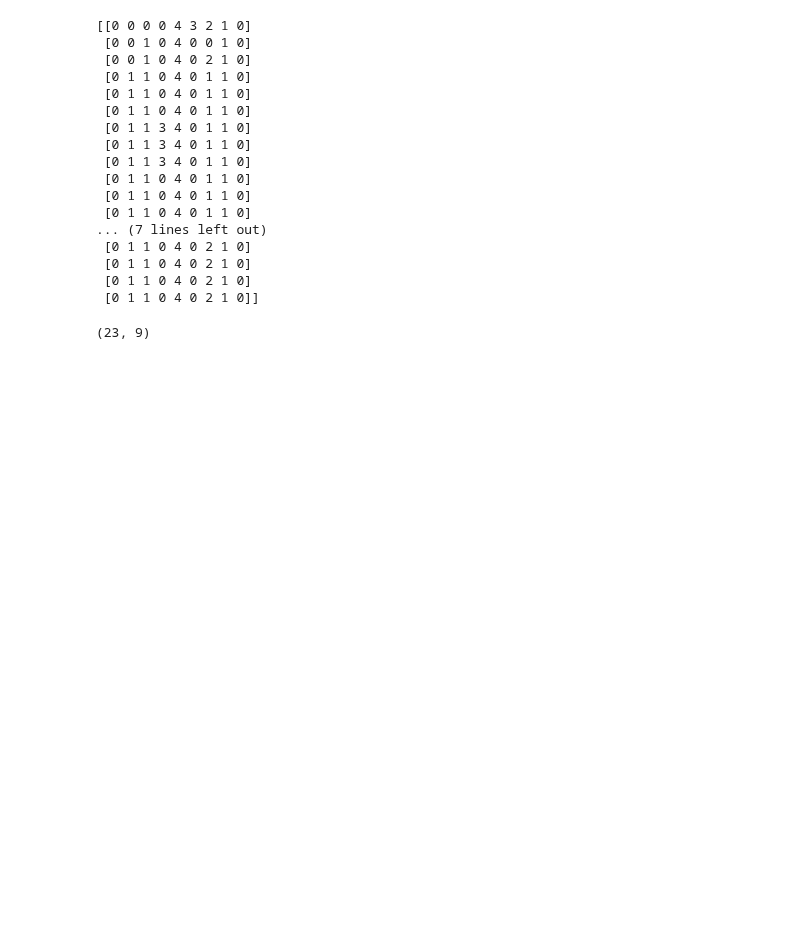
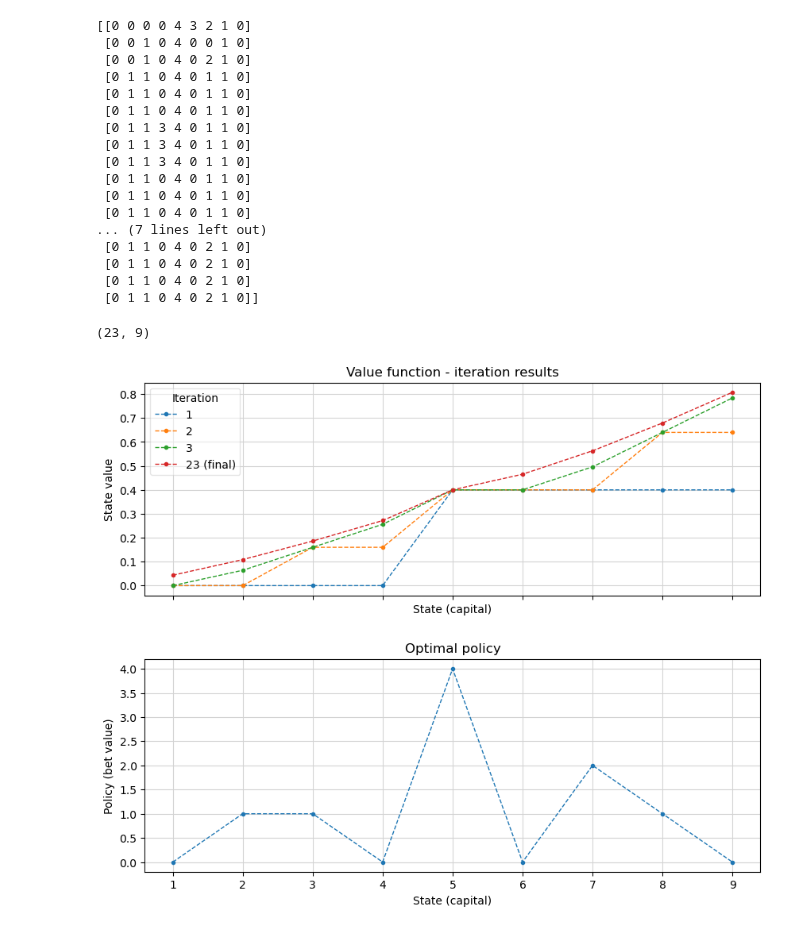
Before and after one commit to the-mysh/rl-coursework, a Jupyter notebook: tasks/gambler_problem/Gambler problem.ipynb, the cells around one changed output. Drawn from its saved outputs; the diff is of its cells as text; code cells hidden in the pictures; blank space fills up the shorter version.

Commit message:
plot results

```diff
--- a/tasks/gambler_problem/Gambler problem.ipynb
+++ b/tasks/gambler_problem/Gambler problem.ipynb
@@ -71,3 +46,31 @@ print(pi_track)
 pi_track.shape
 # %% [output]
 (23, 9)
+# %%
+x = np.arange(p.n_nonterminal_states) + 1
+kw = dict(ls='--', marker='.', lw=1)
+
+fig, axes = plt.subplots(2, 1, figsize=(10, 8), sharex=True)
+for ax in axes:
+    ax.grid(color='lightgrey')
+    ax.set_xlabel("State (capital)")
+
+for idx in (0, 1, 2, -1):
+    axes[0].plot(
+        x,
+        v_track[idx],
+        label=(f"{len(pi_track)} (final)" if idx==-1 else f"{idx+1}"),
+        **kw
+    )
+
+axes[0].legend(title="Iteration", fancybox=True, framealpha=0.5)
+axes[0].set_title("Value function - iteration results")
+axes[0].set_ylabel("State value")
+
+axes[1].plot(x, pi_track[-1], **kw)
+axes[1].set_title("Optimal policy")
+axes[1].set_ylabel("Policy (bet value)")
+
+fig.subplots_adjust(hspace=0.3)
+# %% [output]
+[figure, added]
```
Also changed, not shown: parts of 2 cells of this notebook.
